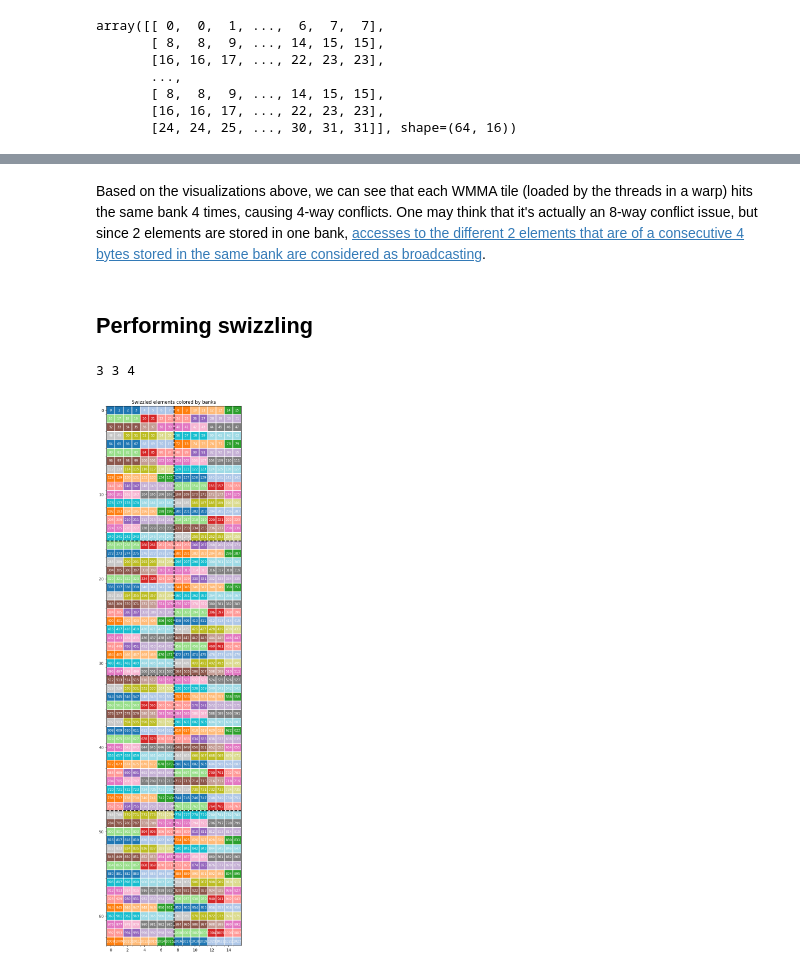
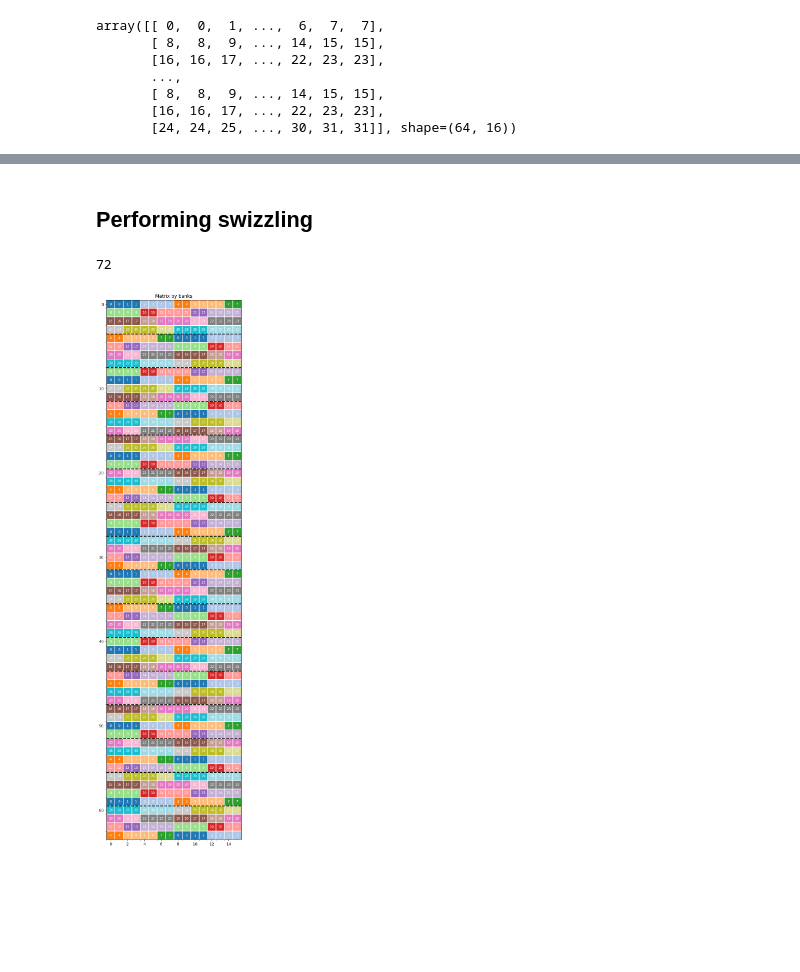
Before and after one commit to kathsucurry/cuda_matrix_multiplication, a Jupyter notebook: notebooks/understanding_swizzle.ipynb, the cells around one changed output, grey strips where cells are left out. Cells and saved outputs as stored; diff of their text form; code cells hidden in the pictures; blank space fills up the shorter version.

```diff
--- a/notebooks/understanding_swizzle.ipynb
+++ b/notebooks/understanding_swizzle.ipynb
@@ -182,32 +133,32 @@ plot_shared_memory(
-# %% [markdown]
-Based on the visualizations above, we can see that each WMMA tile (loaded by the threads in a warp) hits the same bank 4 times, causing 4-way conflicts. One may think that it's actually an 8-way conflict issue, but since 2 elements are stored in one bank, [accesses to the different 2 elements that are of a consecutive 4 bytes stored in the same bank are considered as broadcasting](https://stackoverflow.com/questions/48501489/should-cuda-shared-memory-arrays-with-type-sizes-of-less-than-4-8-bytes-per-elem).
 # %% [markdown]
 ## Performing swizzling
 # %%
-def perform_swizzle(swizzle_op: Swizzle, As: np.ndarray) -> np.ndarray:
-    """Performs swizzle on As and returns the updated banks."""
-    swizzled_As_by_bank = np.zeros((WM, BK)).astype(int)
+def perform_swizzle(swizzle_op: Swizzle, matrix: np.ndarray) -> Tuple[np.ndarray, np.ndarray]:
+    """Performs swizzle on matrix and returns the updated banks."""
+    updated_banks = np.zeros(matrix.shape).astype(int)
+    swizzled_matrix          = np.zeros(matrix.shape).astype(int)
 
-    for row_idx in range(WM):
-        for col_idx in range(BK):
-            swizzled_value = swizzle_op(As[row_idx, col_idx])
-            # Double-check that the rows don't change.
-            assert(
-                (swizzled_value // 64) == (As[row_idx, col_idx] // 64),
-                f'Rows have changed: element {As[row_idx, col_idx]} now has index {swizzled_value}.')
-            swizzled_As_by_bank[row_idx, col_idx] = int((swizzled_value % 64) // 2)
+    for row_idx in range(matrix.shape[0]):
+        for col_idx in range(matrix.shape[1]):
+            offset         = matrix[row_idx, col_idx]
+            updated_offset = swizzle_op(offset)
+            new_row_idx    = updated_offset // matrix.shape[1]
+            new_col_idx    = updated_offset % matrix.shape[1]
+            swizzled_matrix[new_row_idx, new_col_idx] = matrix[row_idx, col_idx]
+            updated_banks[row_idx, col_idx] = int((updated_offset % (32 * 4 / element_size)) // (4 / element_size))
+            if offset == 64:
+                print(updated_offset)
 
-    return swizzled_As_by_bank
+    return updated_banks, swizzled_matrix
 # %%
-# To recall, we want to keep constant the columns within the WMMA tile.
-constant_lsb_num = int(np.log2(MMA_K))
-
 # Feel free to play around with the values below.
-bits_num         = 3
-shift            = 4
-print(constant_lsb_num, bits_num, shift)
+base     = 3 # 8 elements should always be packed together.
+bits_num = 3 # 8 groups (64 / 8) to permute.
+# abs(shift) >= bits_num
+shift    = 3 # each full-bank "row" contains 64 elements; log2(64) - base
 
 # Create the swizzle_op object.
-swizzle_op = Swizzle(bits_num, constant_lsb_num, shift)
+swizzle_op = Swizzle(bits_num, base, shift)
+swizzled_matrix_by_banks, swizzled_matrix = perform_swizzle(swizzle_op, matrix)
 # %% [output]
-3 3 4
+72
@@ -216,5 +165,5 @@ swizzled_As_by_bank = perform_swizzle(swizzle_op, As)
 # %%
-plot_shared_memory(
-    swizzled_As_by_bank, As, WM, BK, MMA_M, MMA_K, NUM_MMA_ROWS, NUM_MMA_COLS, title="Swizzled elements colored by banks")
+plot_matrix(
+    swizzled_matrix_by_banks, swizzled_matrix_by_banks, M, N, "Matrix by banks", 4)
 # %% [output]
-[figure, old version]
+[figure, new version]
```
Also changed, not shown: parts of 17 cells of this notebook, 7 other files.
